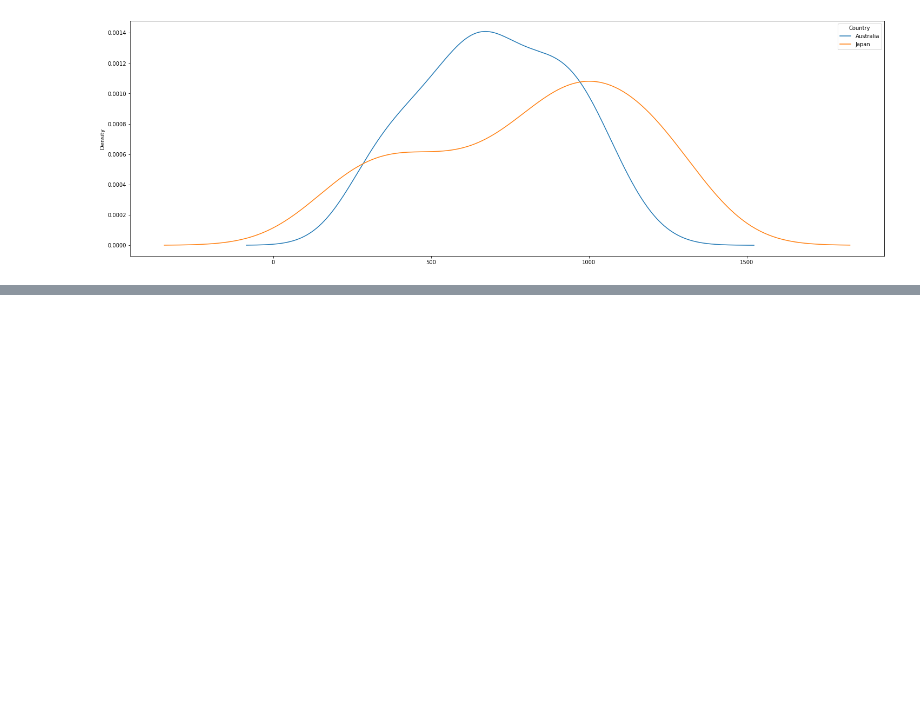
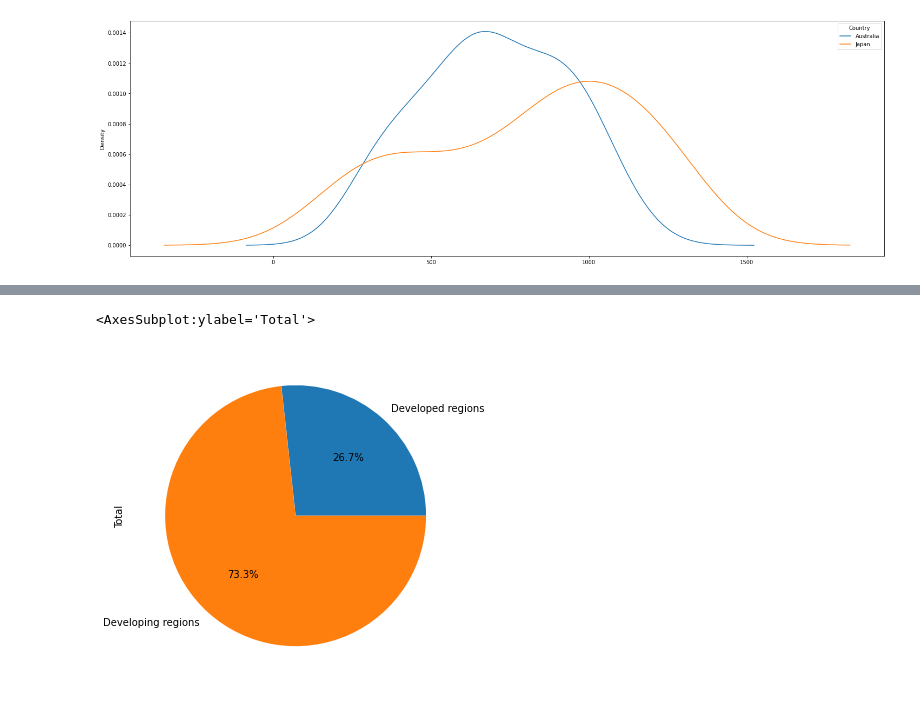
Before and after one commit to akash-yadav-git/My-Digipodium-Python-course, a Jupyter notebook: data_analysis3.ipynb, the cells around one changed output, grey strips where cells are left out. Saved outputs shown, nothing was run; the diff lists cells and outputs as text; code cells hidden in the pictures; blank space fills up the shorter version.

```diff
--- a/data_analysis3.ipynb
+++ b/data_analysis3.ipynb
@@ -240,0 +296,6 @@ df.loc[['Australia','Japan'],years].T.plot(kind='kde',figsize=(25,8))
+# %%
+plt.figure(figsize=(6,6),facecolor='white')
+result.plot(kind='pie',autopct='%.1f%%')
+# %% [output]
+<AxesSubplot:ylabel='Total'>
+[figure, added]
```
Also changed, not shown: parts of 10 cells of this notebook.
